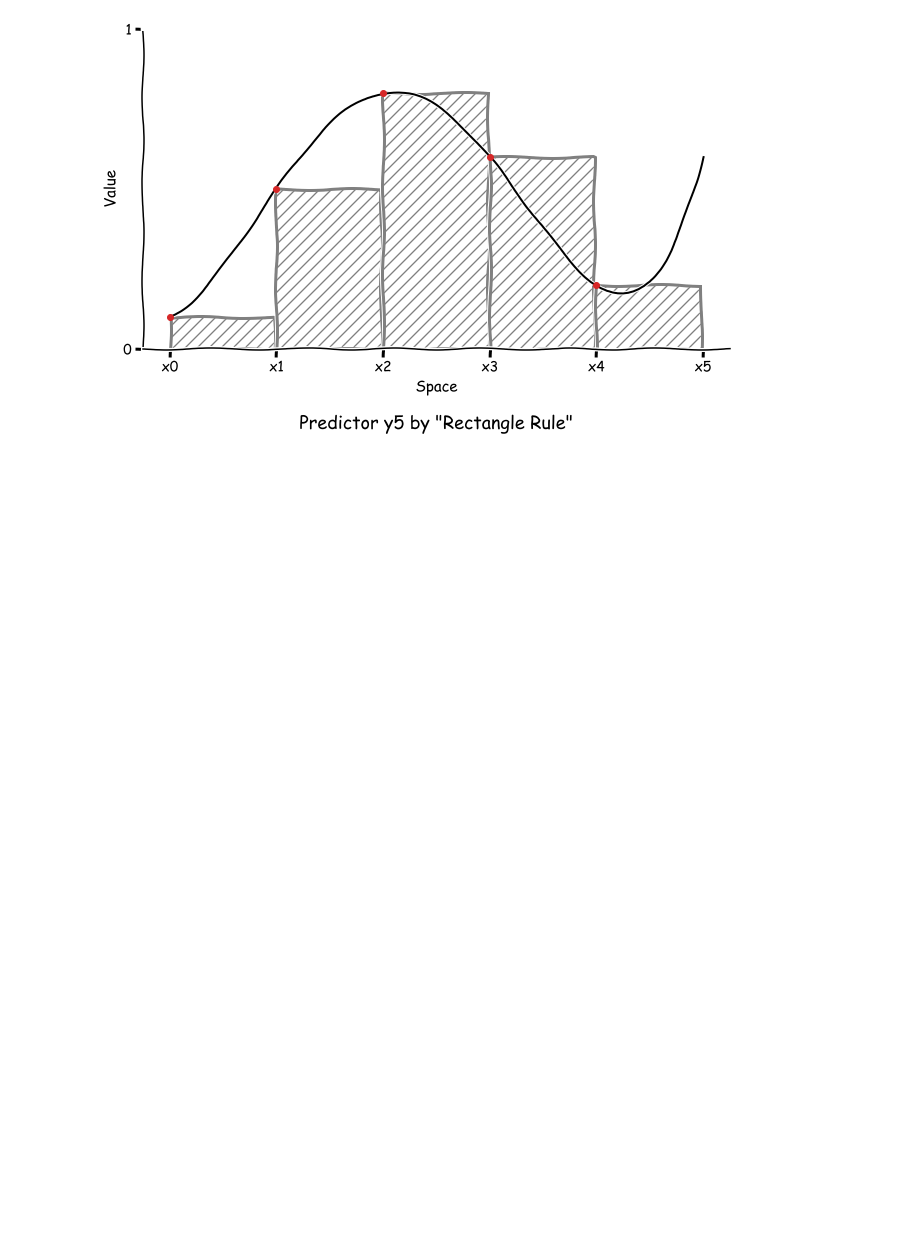
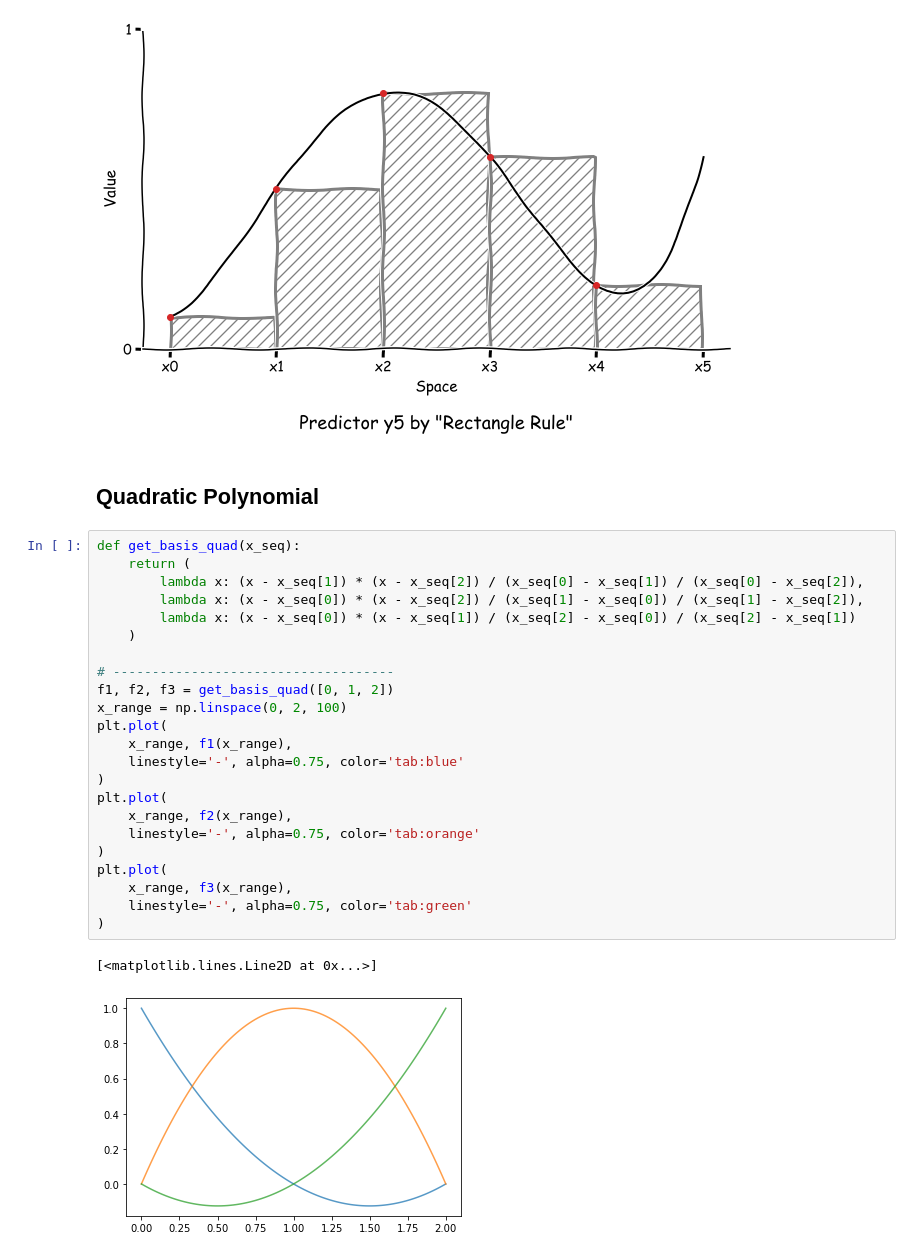
Before and after one commit to EastMagica/FDE, a Jupyter notebook: script/Untitled.ipynb, the cells around one changed output. Drawn from its saved outputs; the diff is of its cells as text; blank space fills up the shorter version.

Commit message:
add higher polynomial cases

```diff
--- a/script/Untitled.ipynb
+++ b/script/Untitled.ipynb
@@ -287,3 +295,31 @@ with plt.xkcd():
 # plt.savefig(f"rectangle_rule.png")
 # %% [output]
 [figure]
+# %% [markdown]
+## Quadratic Polynomial
+# %%
+def get_basis_quad(x_seq):
+    return (
+        lambda x: (x - x_seq[1]) * (x - x_seq[2]) / (x_seq[0] - x_seq[1]) / (x_seq[0] - x_seq[2]),
+        lambda x: (x - x_seq[0]) * (x - x_seq[2]) / (x_seq[1] - x_seq[0]) / (x_seq[1] - x_seq[2]),
+        lambda x: (x - x_seq[0]) * (x - x_seq[1]) / (x_seq[2] - x_seq[0]) / (x_seq[2] - x_seq[1])
+    )
+
+# ------------------------------------
+f1, f2, f3 = get_basis_quad([0, 1, 2])
+x_range = np.linspace(0, 2, 100)
+plt.plot(
+    x_range, f1(x_range),
+    linestyle='-', alpha=0.75, color='tab:blue'
+)
+plt.plot(
+    x_range, f2(x_range),
+    linestyle='-', alpha=0.75, color='tab:orange'
+)
+plt.plot(
+    x_range, f3(x_range),
+    linestyle='-', alpha=0.75, color='tab:green'
+)
+# %% [output]
+[<matplotlib.lines.Line2D at 0x...>]
+[figure, added]
```
Also changed, not shown: parts of 6 cells of this notebook, 2 other files.
